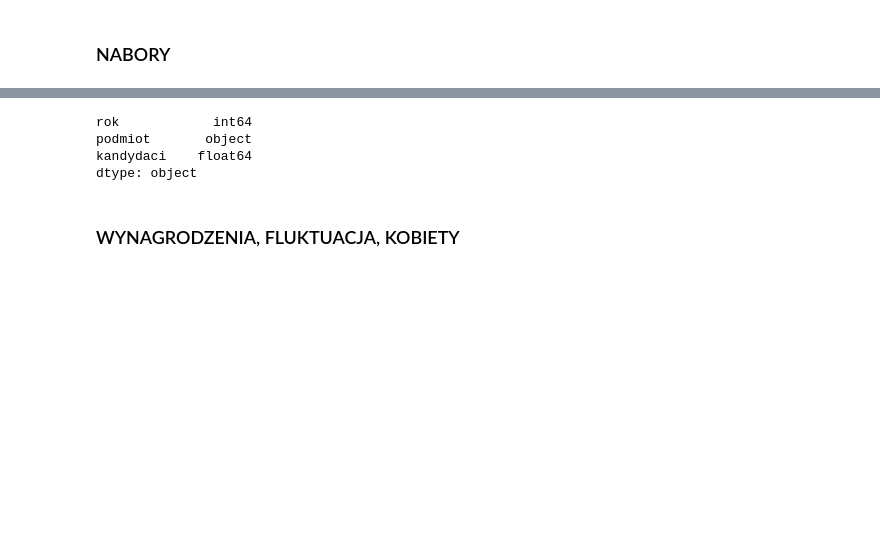
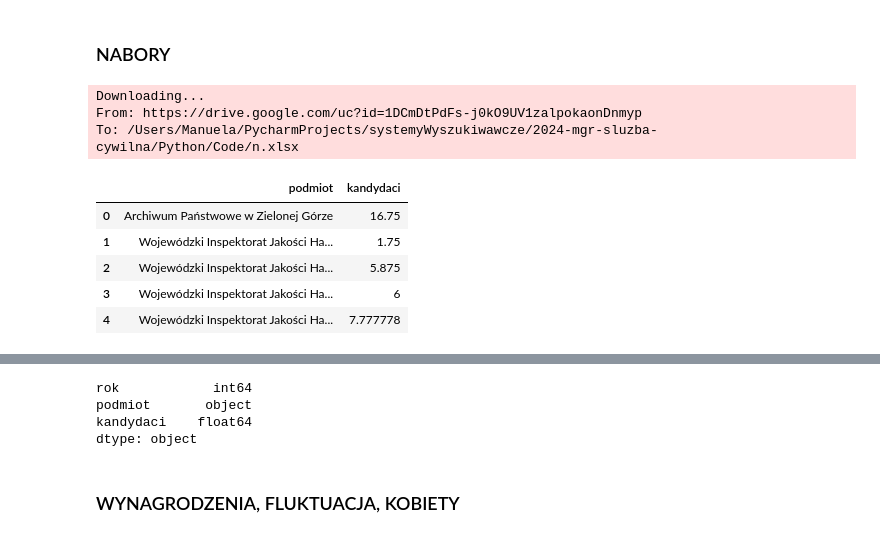
Before and after one commit to BERENZ/2024-mgr-sluzba-cywilna, a Jupyter notebook: Python/Code/kprm_data_merge_1.ipynb, the cells around one changed output, grey strips where cells are left out. Cells and saved outputs as stored; diff of their text form; code cells hidden in the pictures; blank space fills up the shorter version.

```diff
--- a/Python/Code/kprm_data_merge_1.ipynb
+++ b/Python/Code/kprm_data_merge_1.ipynb
@@ -53,12 +86,34 @@ promocja = promocja[['rok', 'podmiot', 'promocja']]
 # %% [markdown]
 ### NABORY
 # %%
-n2023 = pd.read_excel('/Users/Manuela/PycharmProjects/mgr/Data/kprm/NABORY/n.xlsx', sheet_name=0, names=['podmiot', 'kandydaci'], usecols=[1,2])
-n2022 = pd.read_excel('/Users/Manuela/PycharmProjects/mgr/Data/kprm/NABORY/n.xlsx', sheet_name=1, names=['podmiot', 'kandydaci'], usecols=[1,2])
-n2021 = pd.read_excel('/Users/Manuela/PycharmProjects/mgr/Data/kprm/NABORY/n.xlsx', sheet_name=2, names=['podmiot', 'kandydaci'], usecols=[1,2])
-n2020 = pd.read_excel('/Users/Manuela/PycharmProjects/mgr/Data/kprm/NABORY/n.xlsx', sheet_name=3, names=['podmiot', 'kandydaci'], usecols=[1,2])
-n2019 = pd.read_excel('/Users/Manuela/PycharmProjects/mgr/Data/kprm/NABORY/n.xlsx', sheet_name=4, names=['podmiot', 'kandydaci'], usecols=[1,2])
-n2018 = pd.read_excel('/Users/Manuela/PycharmProjects/mgr/Data/kprm/NABORY/n.xlsx', sheet_name=5, names=['podmiot', 'kandydaci'], usecols=[1,2])
+# Google Drive file ID for the n files
+file_id_n = "1DCmDtPdFs-j0kO9UV1zalpokaonDnmyp"
+url_n = f"https://drive.google.com/uc?id={file_id_n}"
+file_n_extension = "n.xlsx"
+
+# Download the n file
+gdown.download(url_n, file_n_extension, quiet=False)
+
+# Load data into Pandas DataFrames for n
+n2023 = pd.read_excel(file_n_extension, sheet_name=0, names=['podmiot', 'kandydaci'], usecols=[1, 2])
+n2022 = pd.read_excel(file_n_extension, sheet_name=1, names=['podmiot', 'kandydaci'], usecols=[1, 2])
+n2021 = pd.read_excel(file_n_extension, sheet_name=2, names=['podmiot', 'kandydaci'], usecols=[1, 2])
+n2020 = pd.read_excel(file_n_extension, sheet_name=3, names=['podmiot', 'kandydaci'], usecols=[1, 2])
+n2019 = pd.read_excel(file_n_extension, sheet_name=4, names=['podmiot', 'kandydaci'], usecols=[1, 2])
+n2018 = pd.read_excel(file_n_extension, sheet_name=5, names=['podmiot', 'kandydaci'], usecols=[1, 2])
+
+# Display the first few rows for verification
+n2023.head()
+# %% [output]
+Downloading...
+From: https://drive.google.com/uc?id=1DCmDtPdFs-j0kO9UV1zalpokaonDnmyp
+To: /Users/Manuela/PycharmProjects/systemyWyszukiwawcze/2024-mgr-sluzba-cywilna/Python/Code/n.xlsx
+|  | podmiot | kandydaci |
+| 0 | Archiwum Państwowe w Zielonej Górze | 16.75 |
+| 1 | Wojewódzki Inspektorat Jakości Ha... | 1.75 |
+| 2 | Wojewódzki Inspektorat Jakości Ha... | 5.875 |
+| 3 | Wojewódzki Inspektorat Jakości Ha... | 6 |
+| 4 | Wojewódzki Inspektorat Jakości Ha... | 7.777778 |
 # %%
 n2023f = n2023.copy()
 n2022f = n2022.copy()
```
Also changed, not shown: parts of 7 cells of this notebook, 1 other file.
